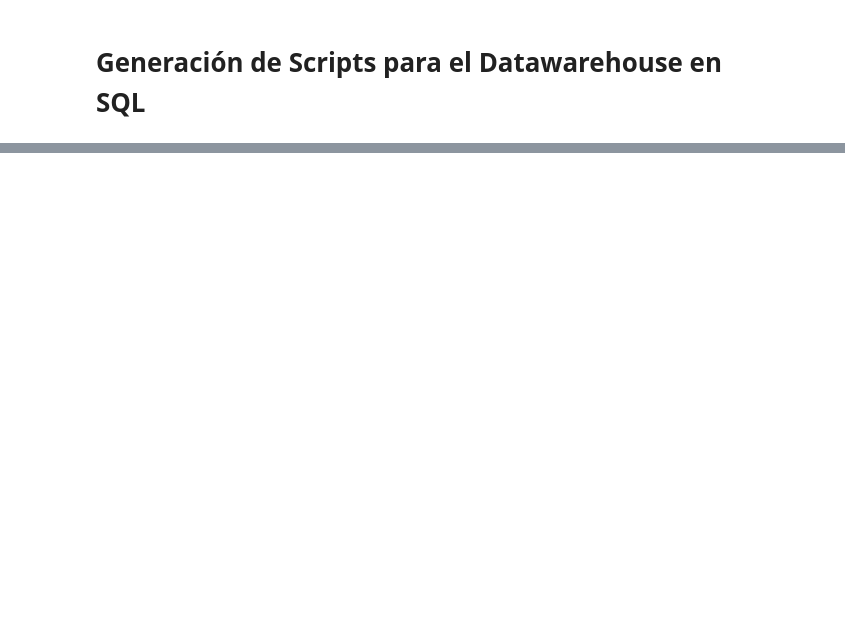
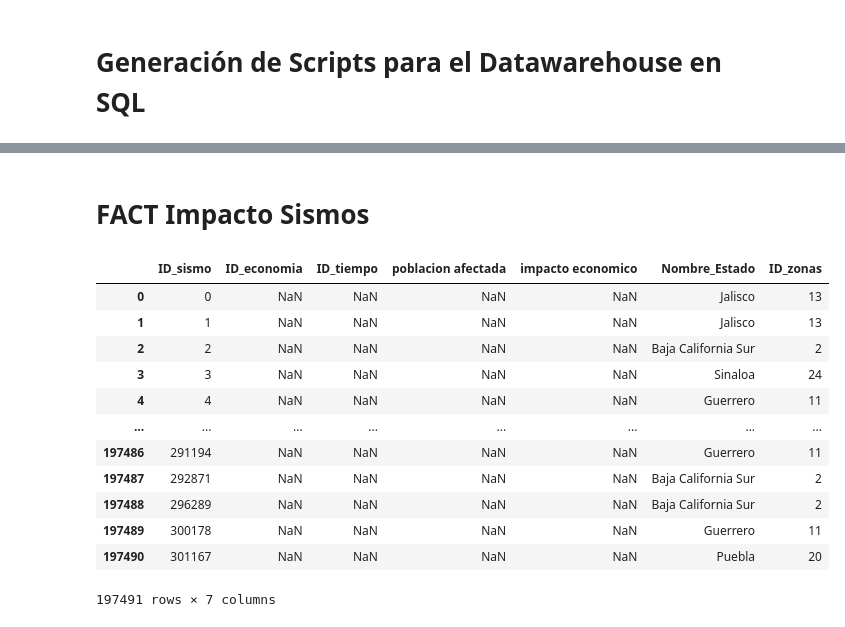
Before and after one commit to Pinedah/bda-p2-datawarehouse, a Jupyter notebook: datawarehouse.ipynb, the cells around one changed output, grey strips where cells are left out. Cells and saved outputs as stored; diff of their text form; code cells hidden in the pictures; blank space fills up the shorter version.

```diff
--- a/datawarehouse.ipynb
+++ b/datawarehouse.ipynb
@@ -1914,0 +1896,10 @@ dw_sismos.head(1)
+# %%
+# dimension zonas
+dw_dim_zonas = dw_poblacion_estados.copy()
+dw_dim_zonas['ID_zonas'] = dw_dim_zonas.index
+
+# Mover la columna 'ID' al inicio
+cols = ['ID_zonas'] + [col for col in dw_dim_zonas.columns if col != 'ID_zonas']
+dw_dim_zonas = dw_dim_zonas[cols]
+
+dw_dim_zonas.head()
@@ -1936,7 +1999,3 @@ dw_dim_tiempo
 | 314740 | 314740 | 14:42:33 | 2025-02-13 | 2025 | 2 | 13 | 1 |
 | 314741 | 314741 | 19:52:56 | 2025-02-13 | 2025 | 2 | 13 | 1 |
 314742 rows × 7 columns
-# %%
-# dimensión de sismos
-dw_dim_sismos = dw_sismos[['ID', 'Magnitud', 'Latitud', 'Longitud', 'Profundidad', 'Referencia de localizacion']].copy()
-dw_dim_sismos.head(5)
@@ -1970,5 +2001,0 @@ dw_poblacion_estados.head()
-# %%
-# dimensión de zonas
-dw_dim_zonas = dw_poblacion_estados[['NOM_ENT', 'POBTOT', 'POBFEM', 'POBMAS']].copy()
-dw_dim_zonas['ID'] = dw_dim_zonas.index
-dw_dim_zonas.head()
@@ -1984,0 +2039,35 @@ dw_dim_zonas.head()
+# %% [markdown]
+# FACT Impacto Sismos
+# %%
+# generar merge e intersección entre las dimensiones
+fact_impacto_sismos = pd.DataFrame(columns=['ID_sismo', 'ID_economia', 'ID_tiempo', 'poblacion afectada', 'impacto economico', 'Nombre_Estado'])
+
+fact_impacto_sismos['ID_sismo'] = dw_dim_sismos['ID_sismo']
+fact_impacto_sismos['Nombre_Estado'] = dw_dim_sismos['Nombre_Estado']
+
+# Hacemos un merge para traer el ID_zonas desde dw_dim_zonas a fact_impacto_sismos
+fact_impacto_sismos = fact_impacto_sismos.merge(
+    dw_dim_zonas[['NOM_ENT', 'ID_zonas']],          # columnas clave y la que queremos copiar
+    left_on='Nombre_Estado',                        # columna en fact_impacto_sismos
+    right_on='NOM_ENT',                             # columna en dw_dim_zonas
+    how='inner'                                      # para no perder registros aunque no haya match
+)
+
+# Si quieres, puedes eliminar la columna NOM_ENT duplicada que trajo el merge
+fact_impacto_sismos.drop(columns=['NOM_ENT'], inplace=True)
+
+fact_impacto_sismos
+# %% [output]
+|  | ID_sismo | ID_economia | ID_tiempo | poblacion afectada | impacto economico | Nombre_Estado | ID_zonas |
+| 0 | 0 | NaN | NaN | NaN | NaN | Jalisco | 13 |
+| 1 | 1 | NaN | NaN | NaN | NaN | Jalisco | 13 |
+| 2 | 2 | NaN | NaN | NaN | NaN | Baja California Sur | 2 |
+| 3 | 3 | NaN | NaN | NaN | NaN | Sinaloa | 24 |
+| 4 | 4 | NaN | NaN | NaN | NaN | Guerrero | 11 |
+| ... | ... | ... | ... | ... | ... | ... | ... |
+| 197486 | 291194 | NaN | NaN | NaN | NaN | Guerrero | 11 |
+| 197487 | 292871 | NaN | NaN | NaN | NaN | Baja California Sur | 2 |
+| 197488 | 296289 | NaN | NaN | NaN | NaN | Baja California Sur | 2 |
+| 197489 | 300178 | NaN | NaN | NaN | NaN | Guerrero | 11 |
+| 197490 | 301167 | NaN | NaN | NaN | NaN | Puebla | 20 |
+197491 rows × 7 columns
```
Also changed, not shown: parts of 22 cells of this notebook.
